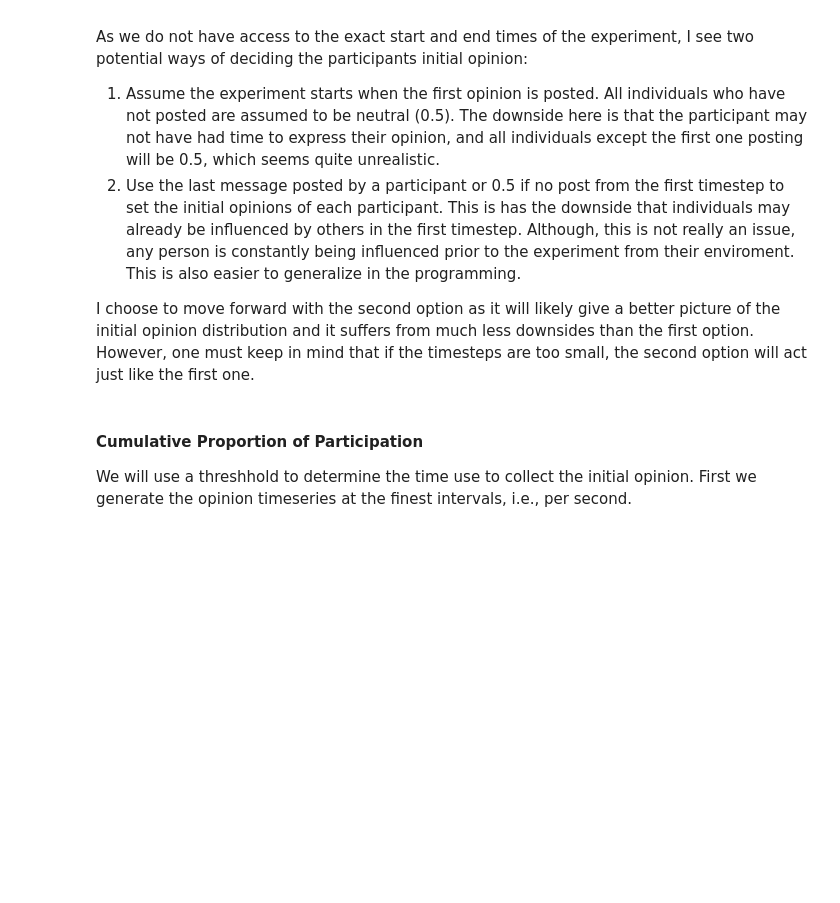
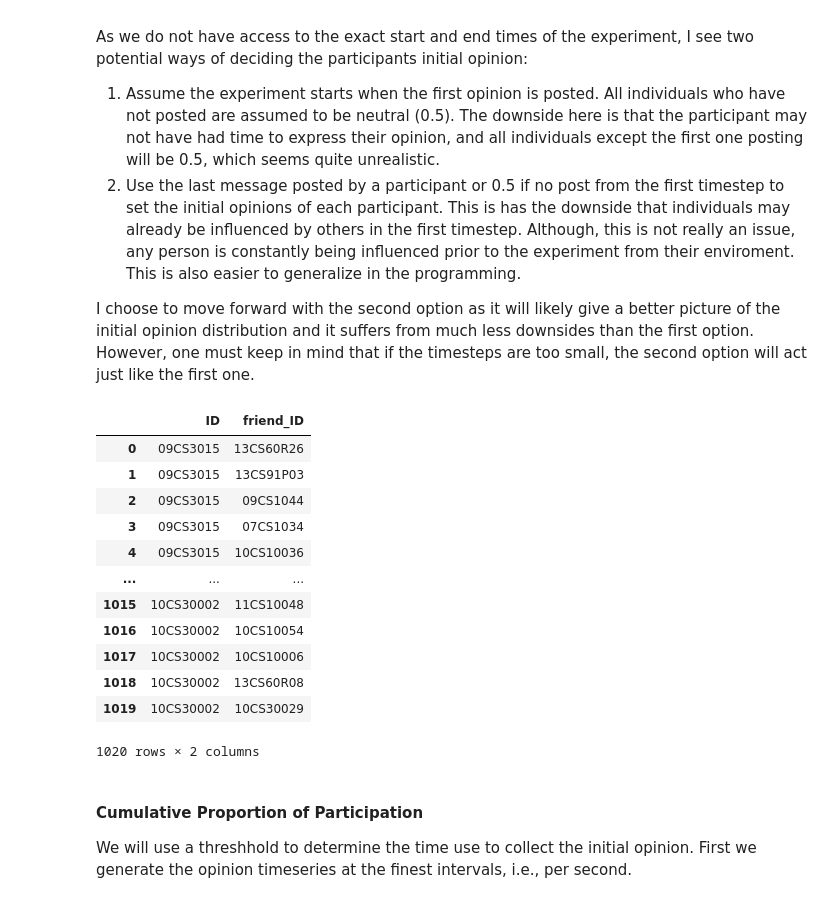
Before and after one commit to J0HNN7G/politic-polar-epsrc, a Jupyter notebook: exploration.ipynb, the cells around one changed output. Drawn from its saved outputs; the diff is of its cells as text; code cells hidden in the pictures; blank space fills up the shorter version.

```diff
--- a/exploration.ipynb
+++ b/exploration.ipynb
@@ -337,6 +337,22 @@ As we do not have access to the exact start and end times of the experiment, I s
 2. Use the last message posted by a participant or 0.5 if no post from the first timestep to set the initial opinions of each participant. This is has the downside that individuals may already be influenced by others in the first timestep. Although, this is not really an issue, any person is constantly being influenced prior to the experiment from their enviroment. This is also easier to generalize in the programming.
 
 I choose to move forward with the second option as it will likely give a better picture of the initial opinion distribution and it suffers from much less downsides than the first option. However, one must keep in mind that if the timesteps are too small, the second option will act just like the first one.
+# %%
+continent_friends
+# %% [output]
+|  | ID | friend_ID |
+| 0 | 09CS3015 | 13CS60R26 |
+| 1 | 09CS3015 | 13CS91P03 |
+| 2 | 09CS3015 | 09CS1044 |
+| 3 | 09CS3015 | 07CS1034 |
+| 4 | 09CS3015 | 10CS10036 |
+| ... | ... | ... |
+| 1015 | 10CS30002 | 11CS10048 |
+| 1016 | 10CS30002 | 10CS10054 |
+| 1017 | 10CS30002 | 10CS10006 |
+| 1018 | 10CS30002 | 13CS60R08 |
+| 1019 | 10CS30002 | 10CS30029 |
+1020 rows × 2 columns
 # %%
 def adj_mat(friend_data):
     ids = friend_data.ID.unique()
```
Also changed, not shown: parts of 1 cell of this notebook.
